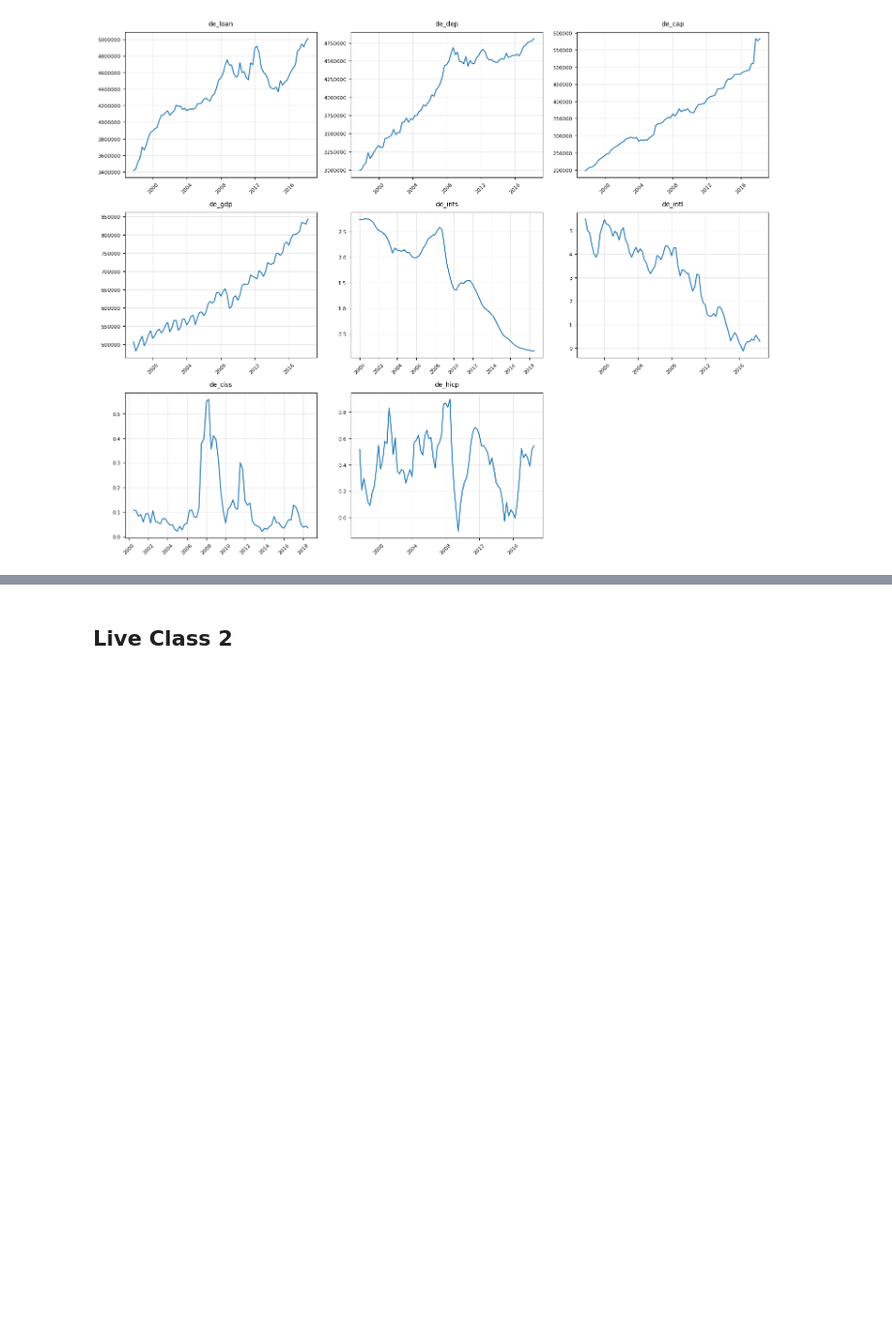
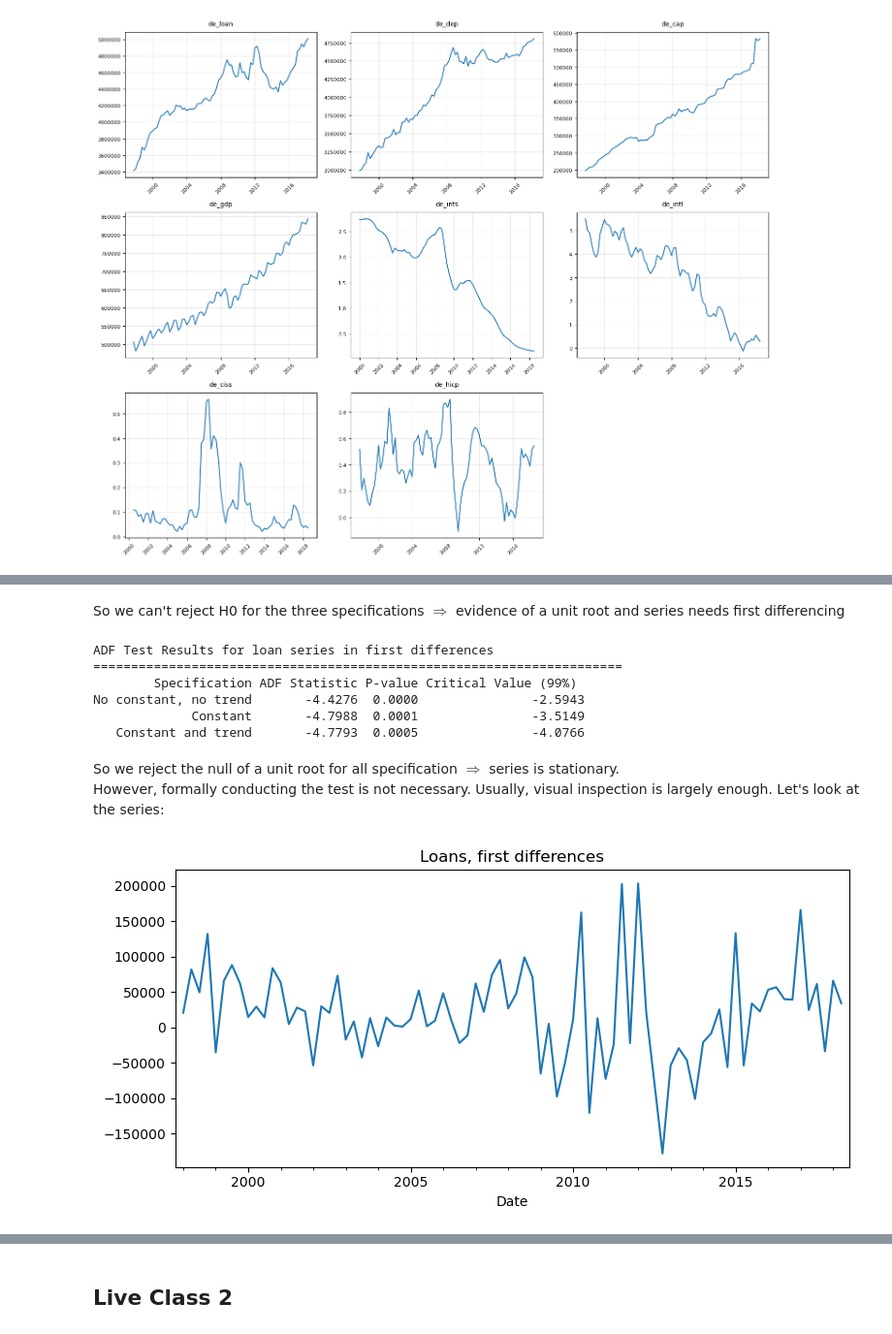
Before and after one commit to hugobrrss/FBF, a Jupyter notebook: FBF_TimeSeries_LiveClasses.ipynb, the cells around one changed output, grey strips where cells are left out. Shown at 97% size. Drawn from its saved outputs; the diff is of its cells as text; code cells hidden in the pictures; blank space fills up the shorter version.

```diff
--- a/FBF_TimeSeries_LiveClasses.ipynb
+++ b/FBF_TimeSeries_LiveClasses.ipynb
@@ -220,0 +340,39 @@ plt.show()
+# %% [markdown]
+So we can't reject H0 for the three specifications $\Rightarrow$ evidence of a unit root and series needs first differencing
+# %%
+# Let's create the series in first differences and check whether it's stationary
+final_df['de_loan_d'] = final_df['de_loan'].diff()
+
+# Now we run the ADF tests again
+results = []
+for spec_code, spec_name in specs:
+    adf_result = adfuller(final_df['de_loan_d'].dropna(), regression=spec_code, autolag='AIC')
+    results.append({
+        'Specification': spec_name,
+        'ADF Statistic': f"{adf_result[0]:.4f}",
+        'P-value': f"{adf_result[1]:.4f}",
+        'Critical Value (99%) ': f"{adf_result[4]['1%']:.4f}"
+    })
+
+results_df = pd.DataFrame(results)
+print("ADF Test Results for loan series in first differences")
+print("=" * 70)
+print(results_df.to_string(index=False))
+# %% [output]
+ADF Test Results for loan series in first differences
+======================================================================
+        Specification ADF Statistic P-value Critical Value (99%)
+No constant, no trend       -4.4276  0.0000               -2.5943
+             Constant       -4.7988  0.0001               -3.5149
+   Constant and trend       -4.7793  0.0005               -4.0766
+# %% [markdown]
+So we reject the null of a unit root for all specification $\Rightarrow$ series is stationary.
+However, formally conducting the test is not necessary. Usually, visual inspection is largely enough. Let's look at the series:
+# %%
+plt.figure(figsize=(8,4))
+final_df['de_loan_d'].plot(title="Loans, first differences")
+plt.xlabel("Date")
+plt.tight_layout()
+plt.show()
+# %% [output]
+[figure, added]
```
Also changed, not shown: parts of 21 cells of this notebook.
